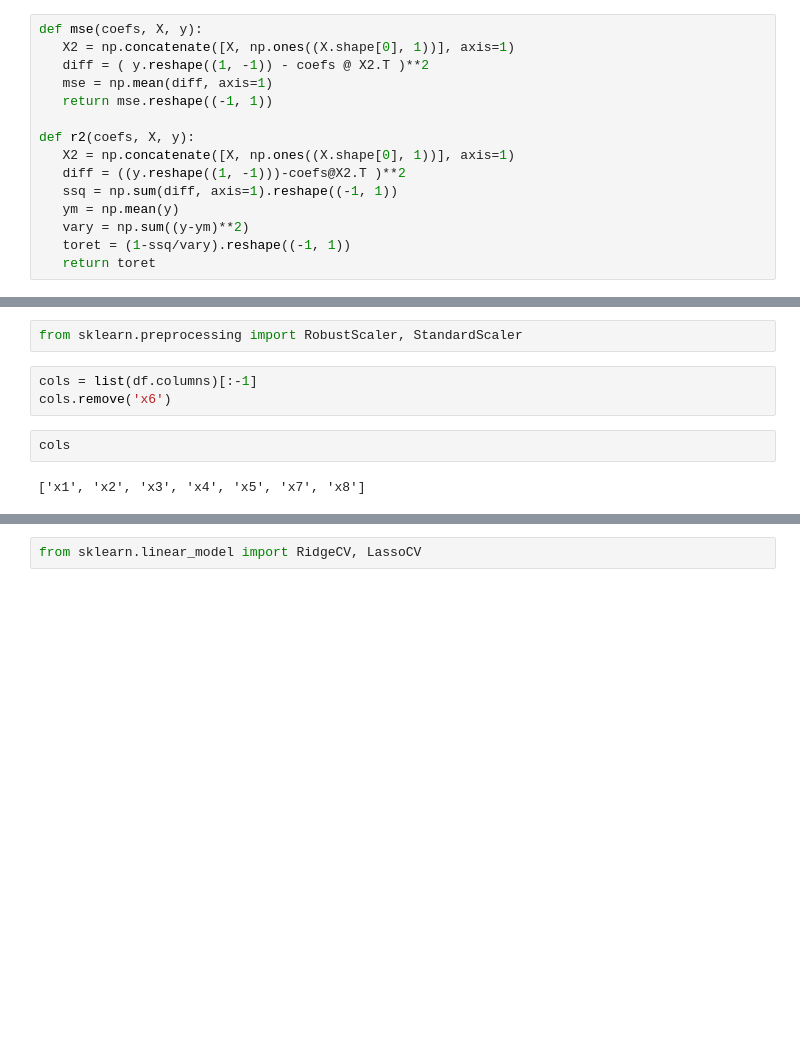
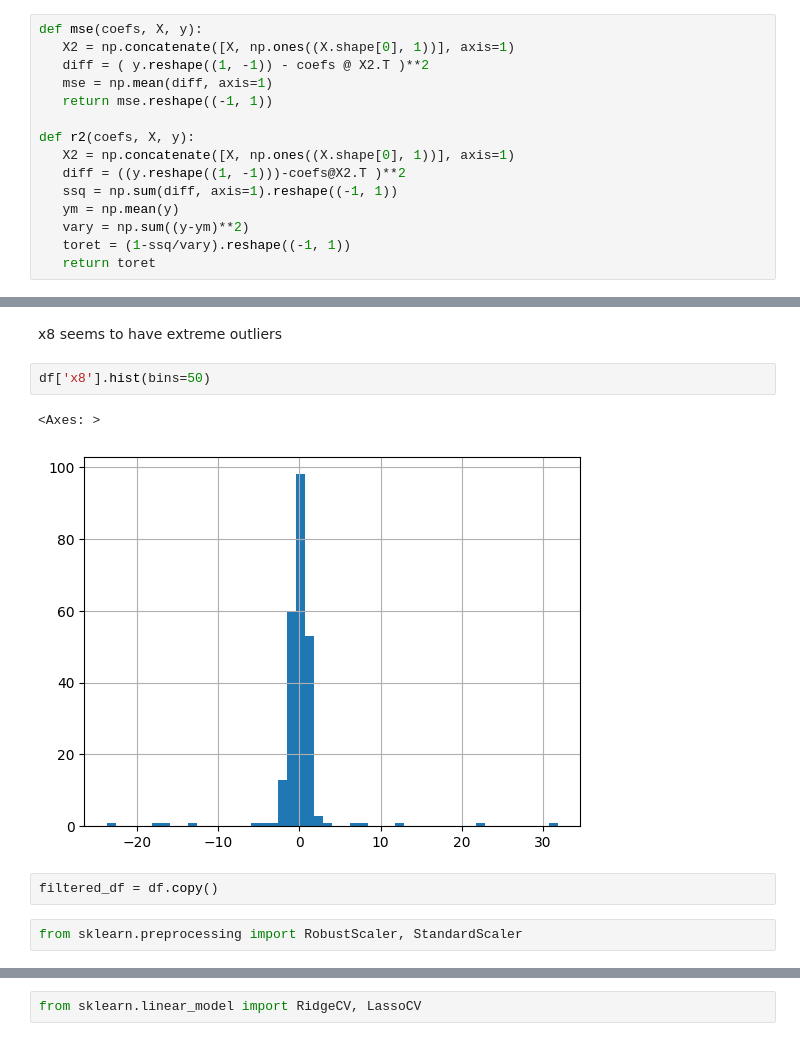
Before and after one commit to whiteraven37/AIML-lab1, a Jupyter notebook: Lab1/Lab1/PS/q5/q5more.ipynb, the cells around one changed output, grey strips where cells are left out. Cells and saved outputs as stored; diff of their text form; blank space fills up the shorter version.

```diff
--- a/Lab1/Lab1/PS/q5/q5more.ipynb
+++ b/Lab1/Lab1/PS/q5/q5more.ipynb
@@ -105,9 +85,11 @@ so for each fold use a scaler, then fit and predict and then find the mse. do th
+# %% [markdown]
+x8 seems to have extreme outliers
+# %%
+df['x8'].hist(bins=50)
+# %% [output]
+<Axes: >
+[figure, added]
+# %%
+filtered_df = df.copy()
 # %%
 from sklearn.preprocessing import RobustScaler, StandardScaler
-# %%
-cols = list(df.columns)[:-1]
-cols.remove('x6')
-# %%
-cols
-# %% [output]
-['x1', 'x2', 'x3', 'x4', 'x5', 'x7', 'x8']
```
Also changed, not shown: parts of 83 cells of this notebook, 5 other files.
